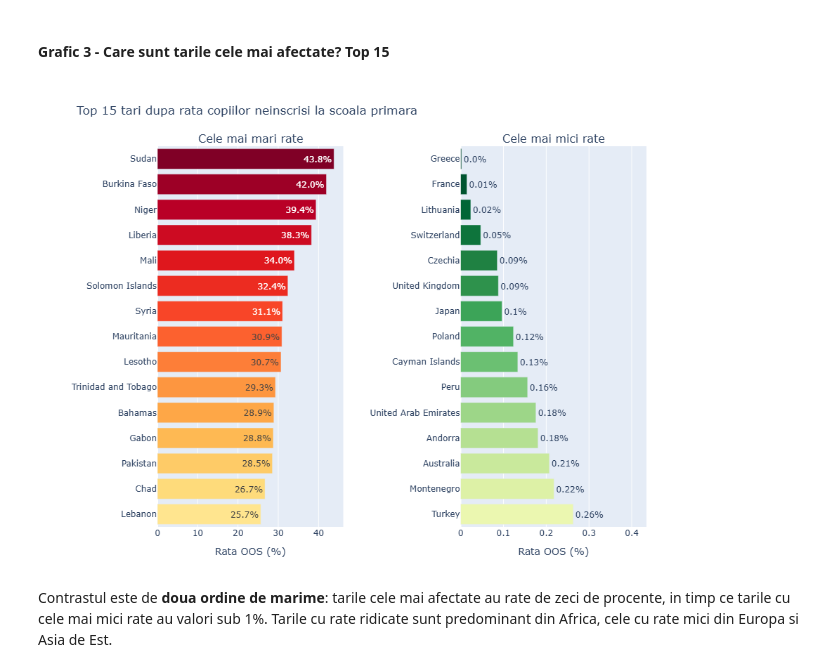
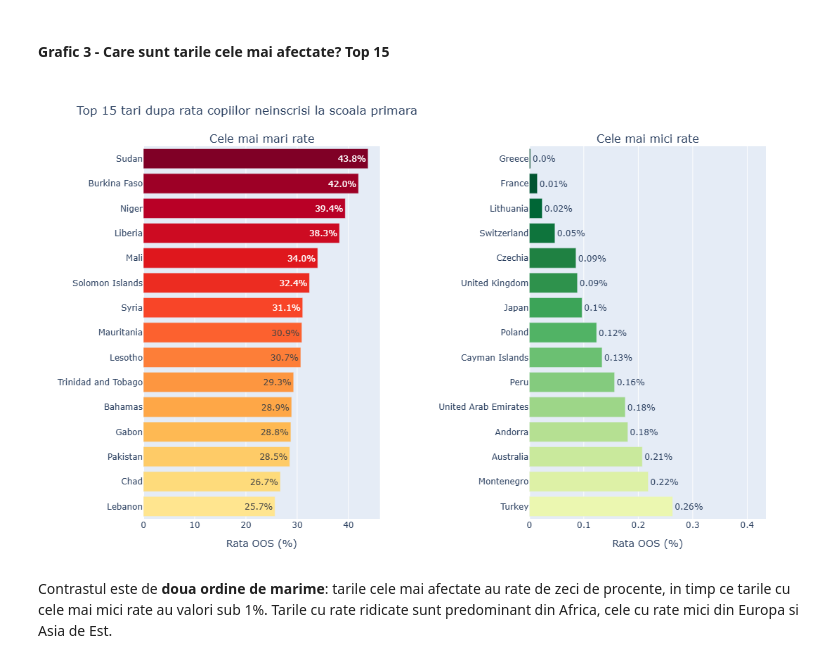
Before and after one commit to danielw98/primary-school-oos-gdp-analysis, a Jupyter notebook: proiect_pvdp.ipynb, the cells around one changed output. Saved outputs shown, nothing was run; the diff lists cells and outputs as text; code cells hidden in the pictures.

```diff
--- a/proiect_pvdp.ipynb
+++ b/proiect_pvdp.ipynb
@@ -439,36 +441,36 @@ fig.add_trace(go.Bar(
     text=top15['oos_rate'].round(1).astype(str) + '%',
     textposition='inside', insidetextanchor='end',
     cliponaxis=False,
     hovertemplate='<b>%{y}</b><br>Rata OOS: %{x:.1f}%<extra></extra>'
 ), row=1, col=1)
 
 fig.add_trace(go.Bar(
     x=bottom15['oos_rate'], y=bottom15['Entity'],
     orientation='h', marker_color=greens,
     text=bottom15['oos_rate'].round(2).astype(str) + '%',
     textposition='outside',
     cliponaxis=False,
     hovertemplate='<b>%{y}</b><br>Rata OOS: %{x:.2f}%<extra></extra>'
 ), row=1, col=2)
 
 fig.update_layout(
     title_text='Top 15 tari dupa rata copiilor neinscrisi la scoala primara',
     showlegend=False,
-    width=1280, height=680,
+    width=1080, height=680,
     dragmode=False,
-    margin=dict(l=170, r=230, t=90, b=60)
+    margin=dict(l=150, r=60, t=90, b=60)
 )
 fig.update_xaxes(title_text='Rata OOS (%)', fixedrange=True, row=1, col=1)
 fig.update_xaxes(
     title_text='Rata OOS (%)',
     range=[0, bottom15['oos_rate'].max() * 1.65],
     fixedrange=True,
     row=1, col=2
 )
 fig.update_yaxes(automargin=True, fixedrange=True)
 fig.show(config=PLOTLY_CONFIG)
 # %% [output]
-[figure, old version]
+[figure, new version]
 # %% [markdown]
 Contrastul este de **doua ordine de marime**: tarile cele mai afectate au rate de zeci de procente, in timp ce tarile cu cele mai mici rate au valori sub 1%. Tarile cu rate ridicate sunt predominant din Africa, cele cu rate mici din Europa si Asia de Est.
 # %% [markdown]
```
Also changed, not shown: parts of 4 cells of this notebook, 12 other files.
